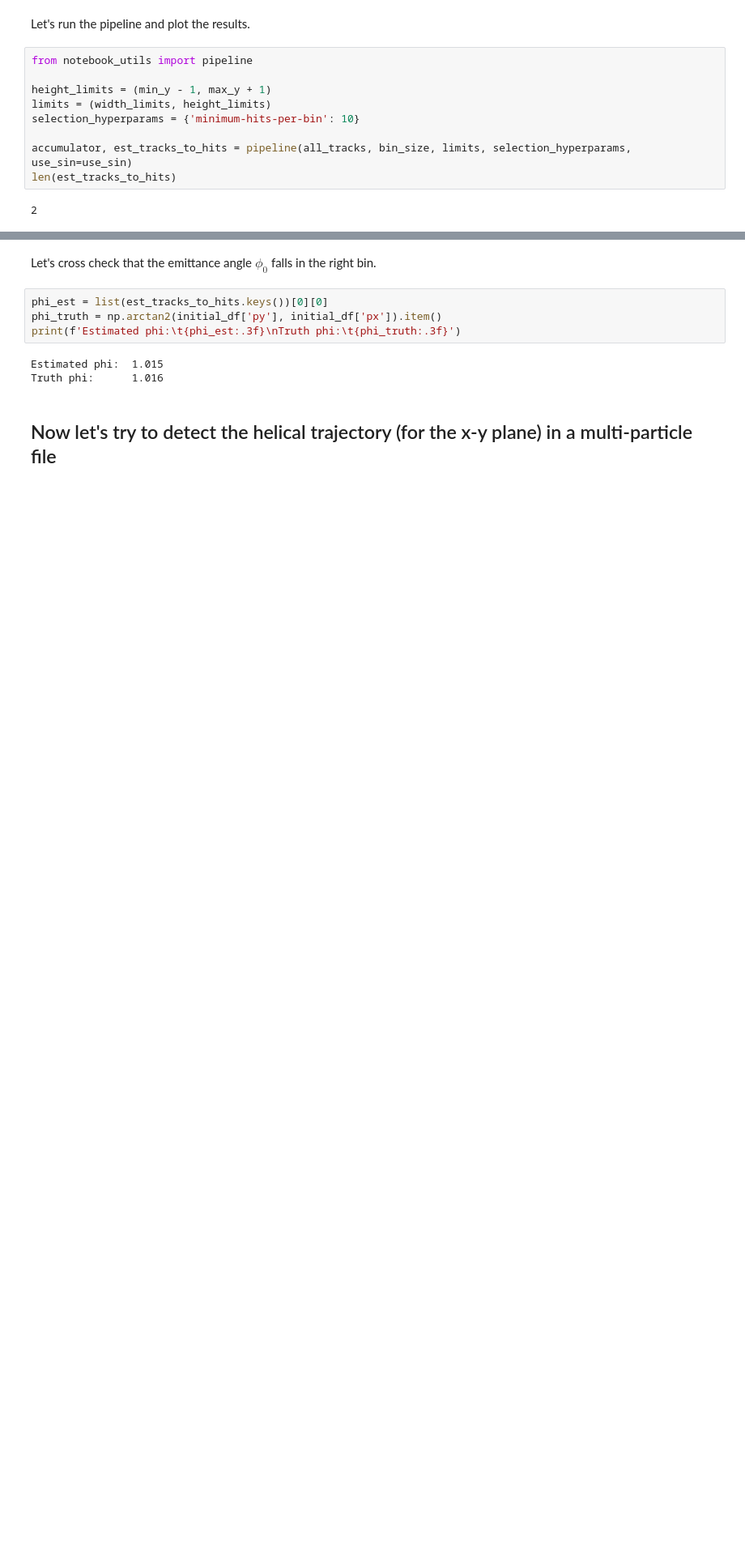
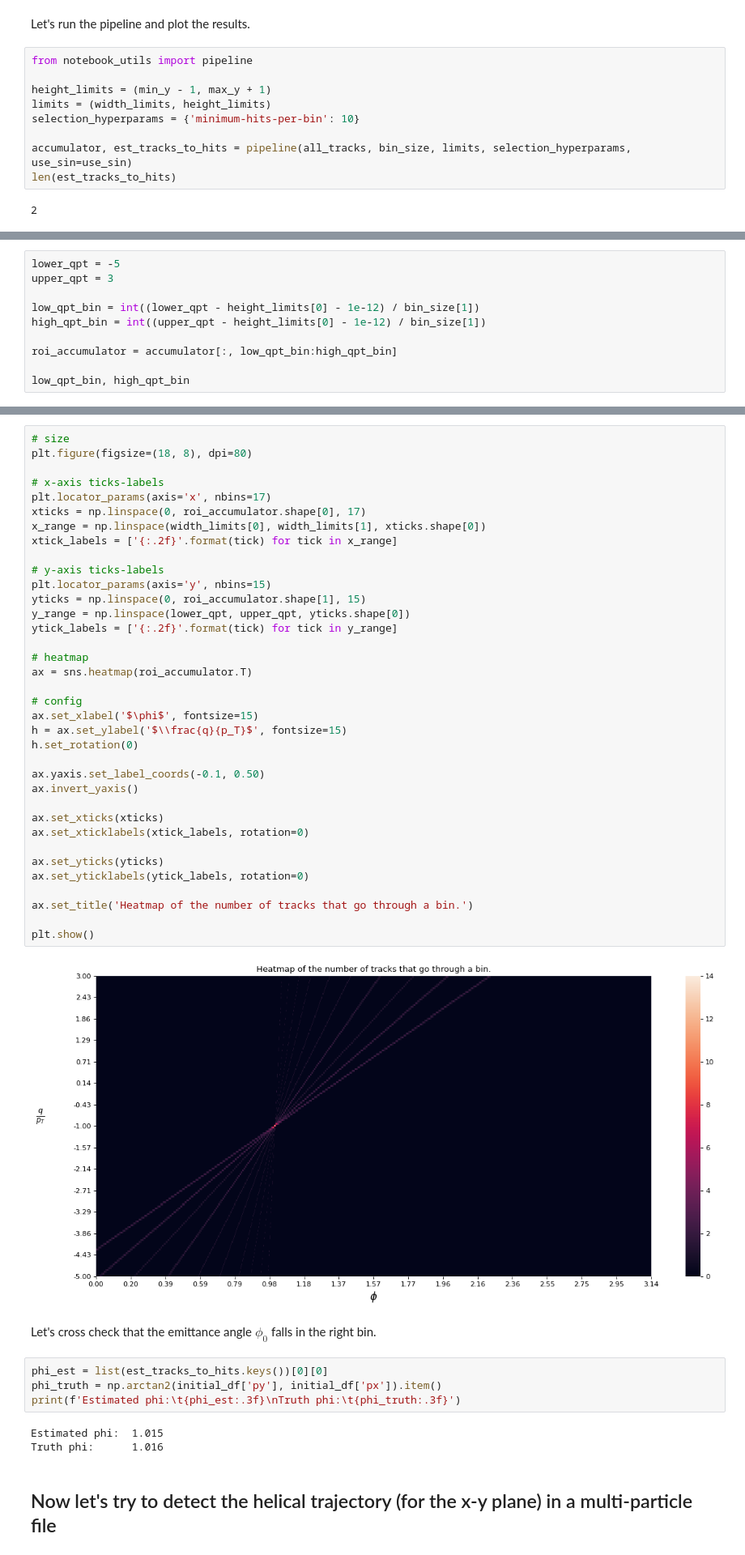
Before and after one commit to asalzburger/sms2021-tra-tra, a Jupyter notebook: src/notebooks/issue5/Helical Hough Transform v2.ipynb, the cells around one changed output, grey strips where cells are left out. Shown at 81% size. Drawn from its saved outputs; the diff is of its cells as text; blank space fills up the shorter version.

```diff
--- a/src/notebooks/issue5/Helical Hough Transform v2.ipynb
+++ b/src/notebooks/issue5/Helical Hough Transform v2.ipynb
@@ -173,0 +152,10 @@ plt.show()
+# %%
+lower_qpt = -5
+upper_qpt = 3
+
+low_qpt_bin = int((lower_qpt - height_limits[0] - 1e-12) / bin_size[1])
+high_qpt_bin = int((upper_qpt - height_limits[0] - 1e-12) / bin_size[1])
+
+roi_accumulator = accumulator[:, low_qpt_bin:high_qpt_bin]
+
+low_qpt_bin, high_qpt_bin
@@ -174,3 +164,41 @@ plt.show()
+# %%
+# size
+plt.figure(figsize=(18, 8), dpi=80)
+
+# x-axis ticks-labels
+plt.locator_params(axis='x', nbins=17)
+xticks = np.linspace(0, roi_accumulator.shape[0], 17)
+x_range = np.linspace(width_limits[0], width_limits[1], xticks.shape[0])
+xtick_labels = ['{:.2f}'.format(tick) for tick in x_range]
+
+# y-axis ticks-labels
+plt.locator_params(axis='y', nbins=15)
+yticks = np.linspace(0, roi_accumulator.shape[1], 15)
+y_range = np.linspace(lower_qpt, upper_qpt, yticks.shape[0])
+ytick_labels = ['{:.2f}'.format(tick) for tick in y_range]
+
+# heatmap
+ax = sns.heatmap(roi_accumulator.T)
+
+# config
+ax.set_xlabel('$\phi$', fontsize=15)
+h = ax.set_ylabel('$\\frac{q}{p_T}$', fontsize=15)
+h.set_rotation(0)
+
+ax.yaxis.set_label_coords(-0.1, 0.50)
+ax.invert_yaxis()
+
+ax.set_xticks(xticks)
+ax.set_xticklabels(xtick_labels, rotation=0)
+
+ax.set_yticks(yticks)
+ax.set_yticklabels(ytick_labels, rotation=0)
+
+ax.set_title('Heatmap of the number of tracks that go through a bin.')
+
+plt.show()
+# %% [output]
+[figure, added]
 # %% [markdown]
 Let's cross check that the emittance angle $\phi_0$ falls in the right bin.
 # %%
```
Also changed, not shown: parts of 17 cells of this notebook, 17 other files.
